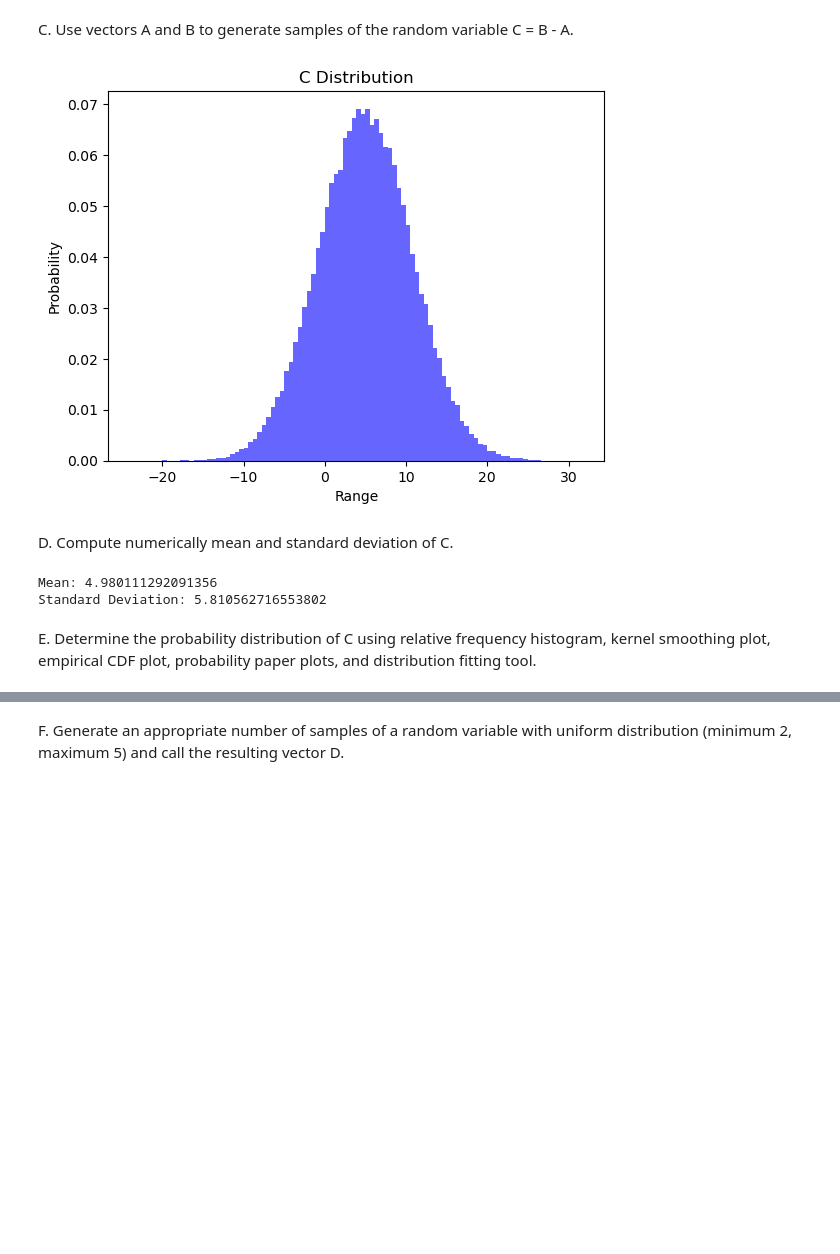
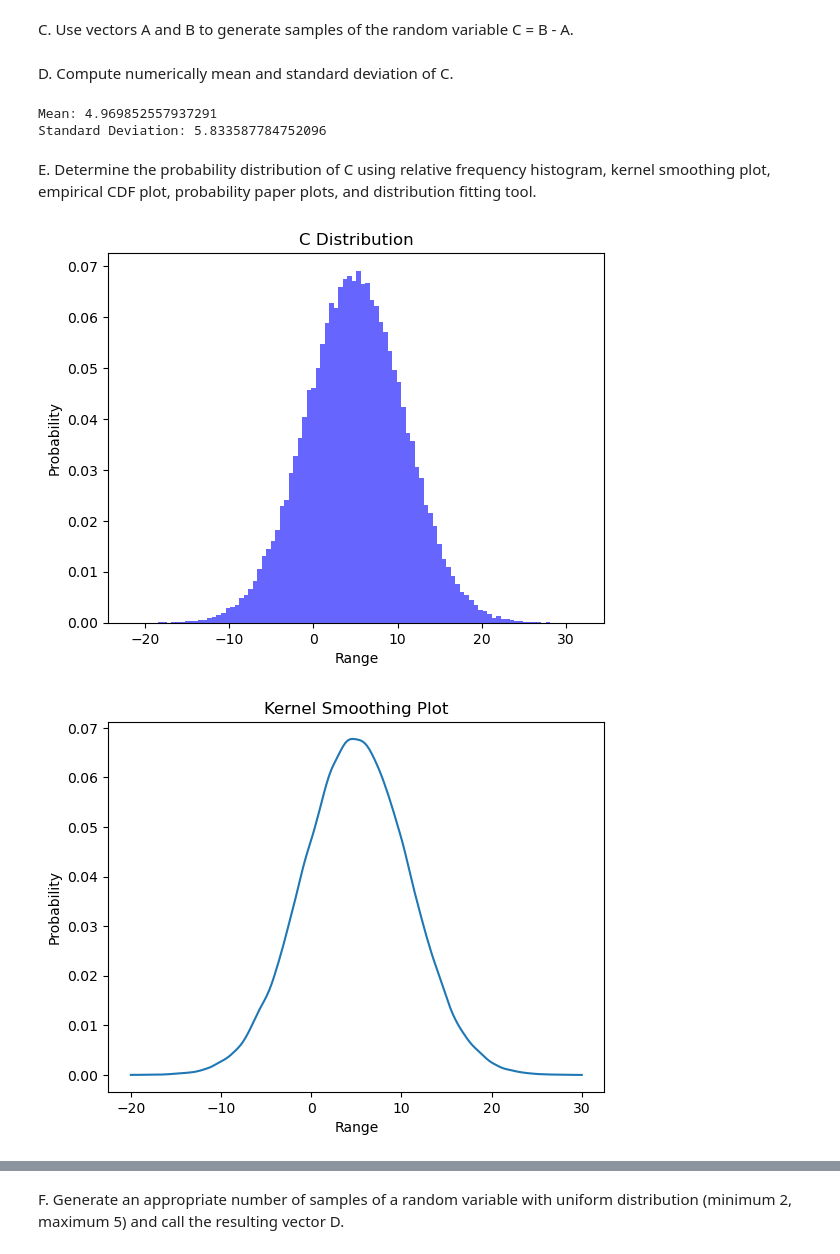
Before and after one commit to julia-ehlers/AREN-8940-infra-comm-resilience, a Jupyter notebook: homework-1.ipynb, the cells around one changed output, grey strips where cells are left out. Cells and saved outputs as stored; diff of their text form; code cells hidden in the pictures; blank space fills up the shorter version.

```diff
--- a/homework-1.ipynb
+++ b/homework-1.ipynb
@@ -133,27 +134,58 @@ C. Use vectors A and B to generate samples of the random variable C = B - A.
 # %%
 # Define C based on the values for B and A.
 C = B - A
-
-# Plot C to check.
-plt.hist(C, bins = 100, density = True, alpha = 0.6, color = 'b')
-plt.title('C Distribution')
-plt.ylabel('Probability')
-plt.xlabel('Range')
-plt.show()
-# %% [output]
-[figure, removed]
 # %% [markdown]
 D. Compute numerically mean and standard deviation of C.
 # %%
 # Calculate mean and standard deviation for C.
-mean_C = np.average(C)
+mu_C = np.average(C)
 std_dev_C = np.std(C)
 
 # Print out calculation results.
-print("Mean:", mean_C)
+print("Mean:", mu_C)
 print("Standard Deviation:", std_dev_C)
 # %% [output]
-Mean: 4.980111292091356
-Standard Deviation: 5.810562716553802
+Mean: 4.969852557937291
+Standard Deviation: 5.833587784752096
 # %% [markdown]
 E. Determine the probability distribution of C using relative frequency histogram, kernel smoothing plot, empirical CDF plot, probability paper plots, and distribution fitting tool.
+# %%
+x_C = np.linspace(-20, 30, 190)
+
+# Plot relative frequency histogram.
+plt.hist(C, bins = 100, density = True, alpha = 0.6, color = 'b')
+plt.title('C Distribution')
+plt.xlabel('Range')
+plt.ylabel('Probability')
+plt.show()
+
+# Create a kernel smoothing plot (i.e., a PDF?).
+ksp_C = stats.gaussian_kde(C)
+plt.plot(x_C, ksp_C(x_C))
+plt.title('Kernel Smoothing Plot')
+plt.xlabel('Range')
+plt.ylabel('Probability')
+plt.show()
+
+# Create an empirical CDF plot.
+ecdf_C = stats.ecdf(C)
+plt.plot(ecdf_C.cdf.quantiles, ecdf_C.cdf.probabilities)
+plt.title('Empirical CDF')
+plt.xlabel('Range')
+plt.ylabel('Cummulative Probability')
+plt.show()
+
+# Create a probability paper plot.
+ppp_C = stats.probplot(C, plot = plt)
+plt.show()
+
+# Use and plot a distribution fitting tool.
+dist_fit_C = norm.pdf(x_C, mu_C, std_dev_C)
+plt.plot(x_C, dist_fit_C, 'b')
+plt.title('Distribution Fit')
+plt.xlabel('Range')
+plt.ylabel('Probability')
+plt.show()
+# %% [output]
+[figure, added]
+[figure, added]
```
Also changed, not shown: parts of 4 cells of this notebook.
